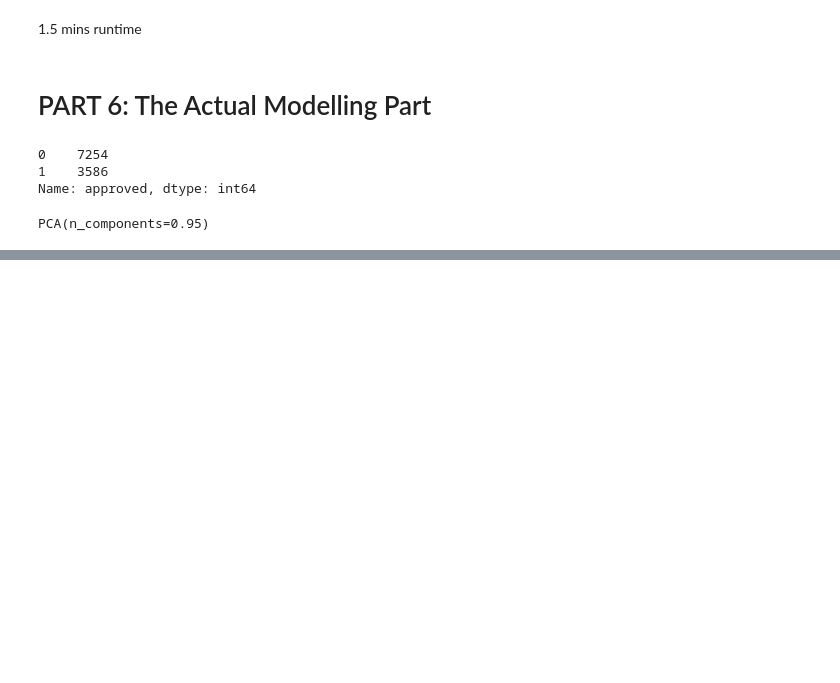
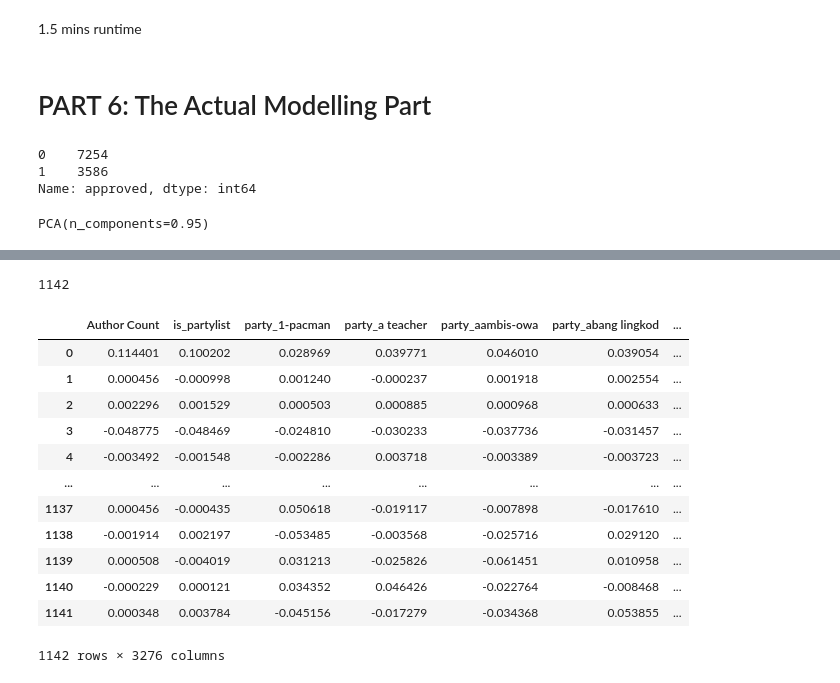
Before and after one commit to kgreyy/18th-congress-dataset, a Jupyter notebook: Bills TF-IDF.ipynb, the cells around one changed output, grey strips where cells are left out. Drawn from its saved outputs; the diff is of its cells as text; code cells hidden in the pictures; blank space fills up the shorter version.

```diff
--- a/Bills TF-IDF.ipynb
+++ b/Bills TF-IDF.ipynb
@@ -252,7 +252,7 @@ final = final.drop(['ID', 'Full Title'], axis=1)
 from sklearn.model_selection import train_test_split
 from sklearn.utils import shuffle
 small = shuffle(final)
-train_set, test_set, train_stat, test_stat = train_test_split(small.drop('approved', axis=1), small['approved'], test_size=1/7.0, random_state=0)
+train_set, test_set, train_stat, test_stat = train_test_split(small.drop('approved', axis=1), small['approved'], test_size=1/5)
 # %%
 from sklearn.preprocessing import StandardScaler
 scaler = StandardScaler()
@@ -321,0 +374,22 @@ Accuracy of the binary classification = 0.828
+# %%
+model.n_features_in_
+# %% [output]
+1142
+# %%
+pca_cols = small.drop('approved', axis=1).columns
+strong_rel = pd.DataFrame(pca.components_,columns=small.drop('approved', axis=1).columns)
+strong_rel
+# %% [output]
+|  | Author Count | is_partylist | party_1-pacman | party_a teacher | party_aambis-owa | party_abang lingkod | ... |
+| 0 | 0.114401 | 0.100202 | 0.028969 | 0.039771 | 0.046010 | 0.039054 | ... |
+| 1 | 0.000456 | -0.000998 | 0.001240 | -0.000237 | 0.001918 | 0.002554 | ... |
+| 2 | 0.002296 | 0.001529 | 0.000503 | 0.000885 | 0.000968 | 0.000633 | ... |
+| 3 | -0.048775 | -0.048469 | -0.024810 | -0.030233 | -0.037736 | -0.031457 | ... |
+| 4 | -0.003492 | -0.001548 | -0.002286 | 0.003718 | -0.003389 | -0.003723 | ... |
+| ... | ... | ... | ... | ... | ... | ... | ... |
+| 1137 | 0.000456 | -0.000435 | 0.050618 | -0.019117 | -0.007898 | -0.017610 | ... |
+| 1138 | -0.001914 | 0.002197 | -0.053485 | -0.003568 | -0.025716 | 0.029120 | ... |
+| 1139 | 0.000508 | -0.004019 | 0.031213 | -0.025826 | -0.061451 | 0.010958 | ... |
+| 1140 | -0.000229 | 0.000121 | 0.034352 | 0.046426 | -0.022764 | -0.008468 | ... |
+| 1141 | 0.000348 | 0.003784 | -0.045156 | -0.017279 | -0.034368 | 0.053855 | ... |
+1142 rows × 3276 columns
```
Also changed, not shown: parts of 25 cells of this notebook, 4 other files.
